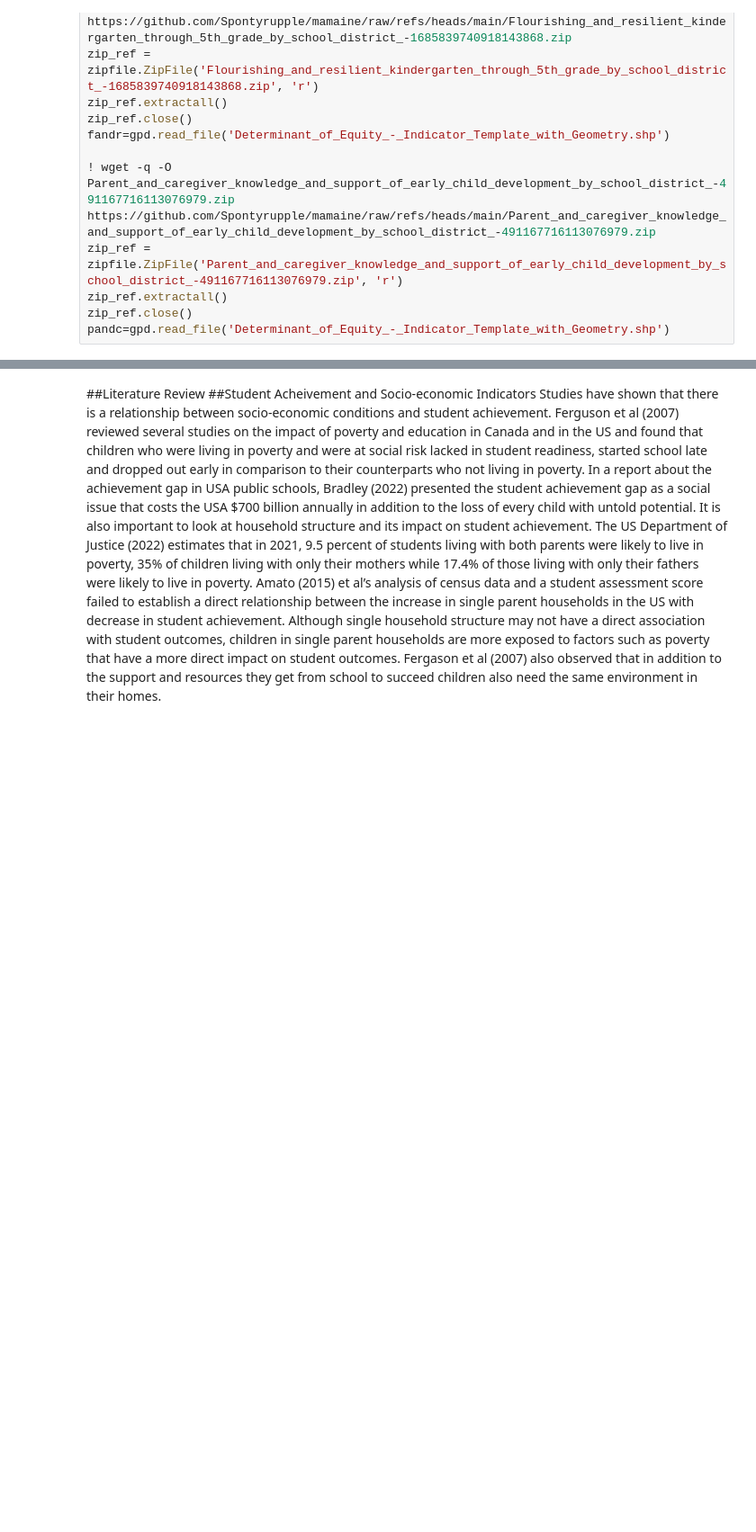
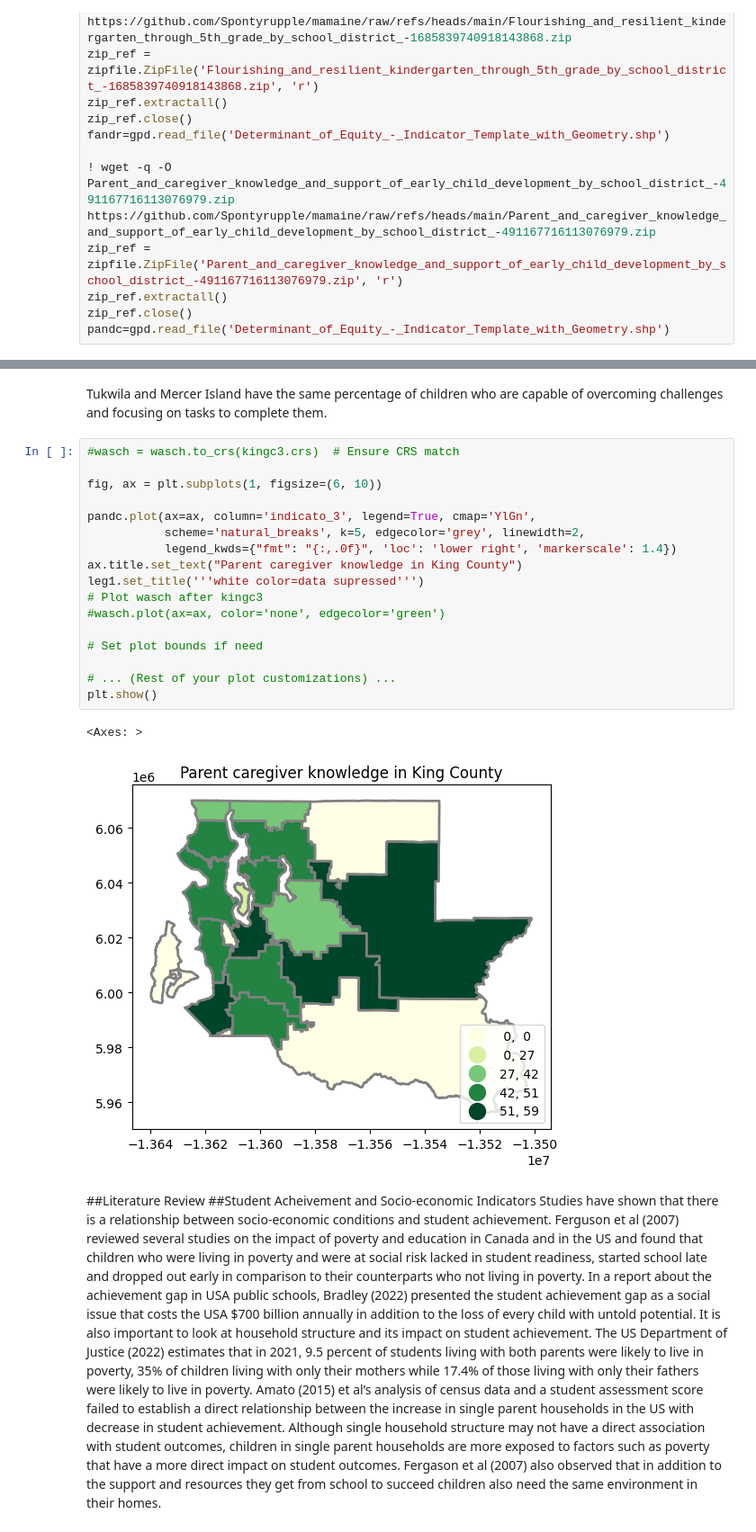
Before and after one commit to Spontyrupple/mamaine, a Jupyter notebook: king_county.ipynb, the cells around one changed output, grey strips where cells are left out. Shown at 90% size. Cells and saved outputs as stored; diff of their text form; blank space fills up the shorter version.

```diff
--- a/king_county.ipynb
+++ b/king_county.ipynb
@@ -766,3 +740,25 @@ AttributeError: The CRS attribute of a GeoDataFrame without an active geometry c
+# %% [markdown]
+Tukwila and Mercer Island have the same percentage of children who are capable of overcoming challenges and focusing on tasks to complete them.
+# %%
+#wasch = wasch.to_crs(kingc3.crs)  # Ensure CRS match
+
+fig, ax = plt.subplots(1, figsize=(6, 10))
+
+pandc.plot(ax=ax, column='indicato_3', legend=True, cmap='YlGn',
+           scheme='natural_breaks', k=5, edgecolor='grey', linewidth=2,
+           legend_kwds={"fmt": "{:,.0f}", 'loc': 'lower right', 'markerscale': 1.4})
+ax.title.set_text("Parent caregiver knowledge in King County")
+leg1.set_title('''white color=data supressed''')
+# Plot wasch after kingc3
+#wasch.plot(ax=ax, color='none', edgecolor='green')
+
+# Set plot bounds if need
+
+# ... (Rest of your plot customizations) ...
+plt.show()
+# %% [output]
+<Axes: >
+[figure, added]
 # %% [markdown]
 ##Literature Review
 ##Student Acheivement and Socio-economic Indicators
```
Also changed, not shown: parts of 12 cells of this notebook.
